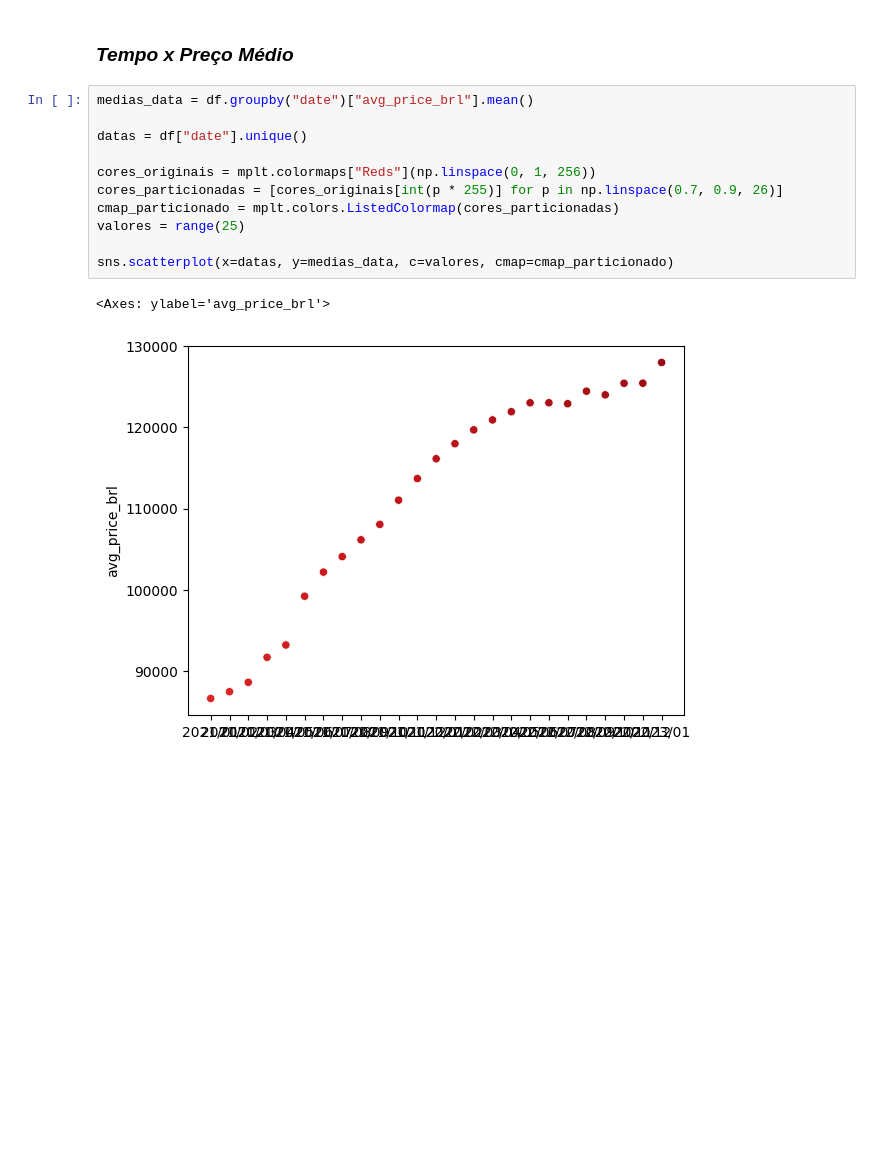
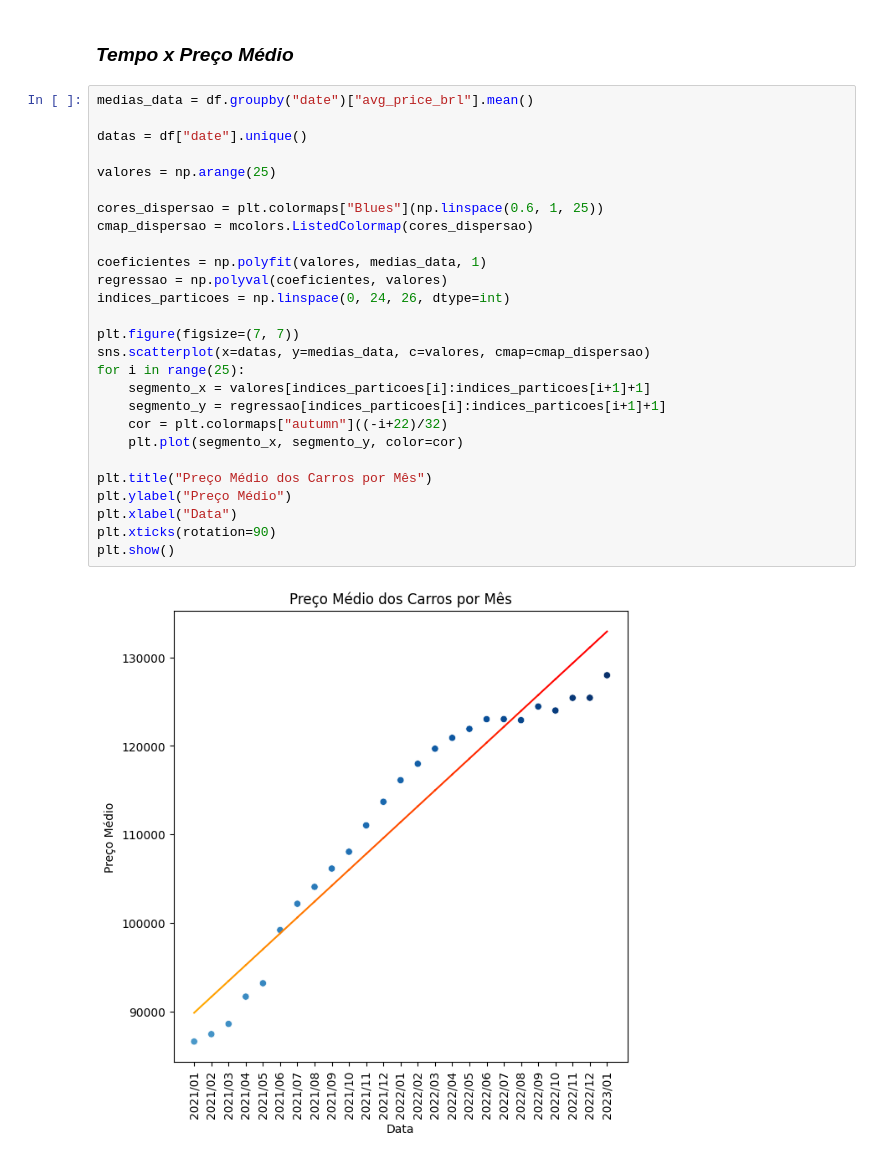
Before and after one commit to GvFreitas1/ListasdeExercicios-CursodePython2022, a Jupyter notebook: Projeto Final - Grupo 4/Análise de Dados - Preco dos Carros BR.ipynb, the cells around one changed output. Drawn from its saved outputs; the diff is of its cells as text; blank space fills up the shorter version.

```diff
--- a/Projeto Final - Grupo 4/Análise de Dados - Preco dos Carros BR.ipynb
+++ b/Projeto Final - Grupo 4/Análise de Dados - Preco dos Carros BR.ipynb
@@ -129,16 +131,31 @@ import matplotlib as mplt
 # %% [markdown]
 ### *Tempo x Preço Médio*
-# %%
-medias_data = df.groupby("date")["avg_price_brl"].mean()
-
-datas = df["date"].unique()
-
-cores_originais = mplt.colormaps["Reds"](np.linspace(0, 1, 256))
-cores_particionadas = [cores_originais[int(p * 255)] for p in np.linspace(0.7, 0.9, 26)]
-cmap_particionado = mplt.colors.ListedColormap(cores_particionadas)
-valores = range(25)
-
-sns.scatterplot(x=datas, y=medias_data, c=valores, cmap=cmap_particionado)
-# %% [output]
-<Axes: ylabel='avg_price_brl'>
-[figure, removed]
+# %%
+medias_data = df.groupby("date")["avg_price_brl"].mean()
+
+datas = df["date"].unique()
+
+valores = np.arange(25)
+
+cores_dispersao = plt.colormaps["Blues"](np.linspace(0.6, 1, 25))
+cmap_dispersao = mcolors.ListedColormap(cores_dispersao)
+
+coeficientes = np.polyfit(valores, medias_data, 1)
+regressao = np.polyval(coeficientes, valores)
+indices_particoes = np.linspace(0, 24, 26, dtype=int)
+
+plt.figure(figsize=(7, 7))
+sns.scatterplot(x=datas, y=medias_data, c=valores, cmap=cmap_dispersao)
+for i in range(25):
+    segmento_x = valores[indices_particoes[i]:indices_particoes[i+1]+1]
+    segmento_y = regressao[indices_particoes[i]:indices_particoes[i+1]+1]
+    cor = plt.colormaps["autumn"]((-i+22)/32)
+    plt.plot(segmento_x, segmento_y, color=cor)
+
+plt.title("Preço Médio dos Carros por Mês")
+plt.ylabel("Preço Médio")
+plt.xlabel("Data")
+plt.xticks(rotation=90)
+plt.show()
+# %% [output]
+[figure, added]
```
Also changed, not shown: parts of 1 cell of this notebook.
